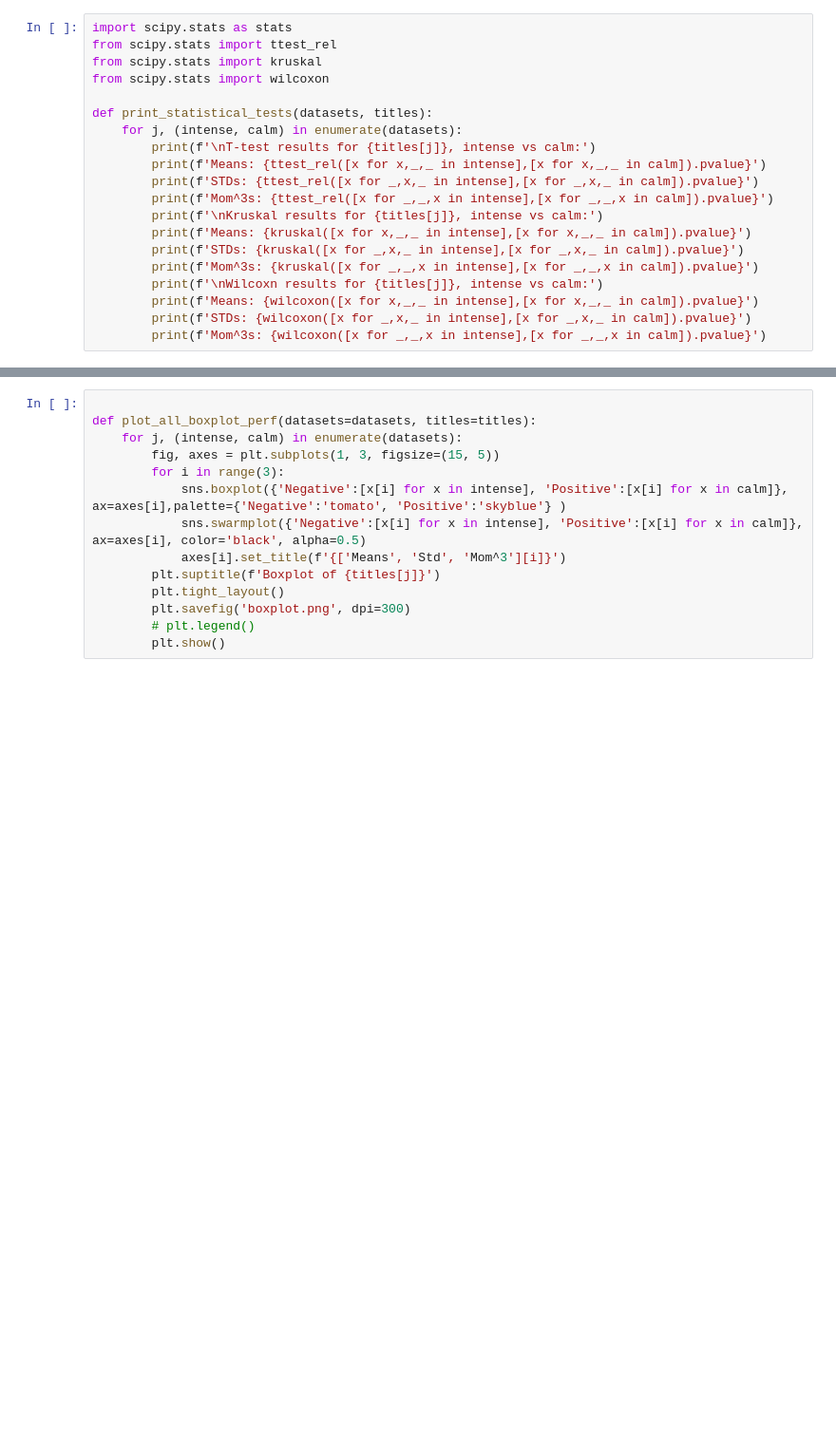
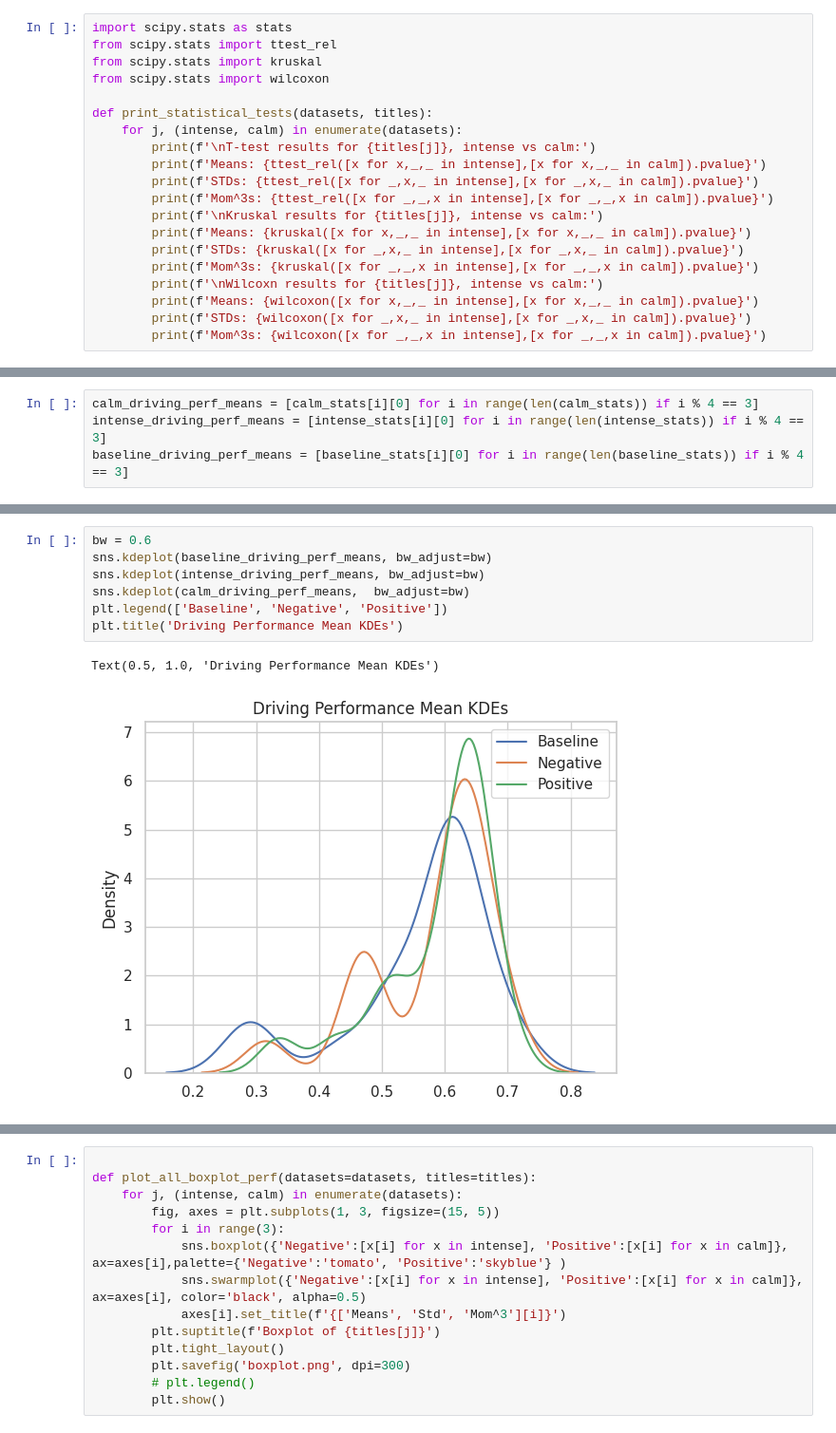
Before and after one commit to Anna-Palatkina-itu/driving_performance_project, a Jupyter notebook: window_analysis.ipynb, the cells around one changed output, grey strips where cells are left out. Shown at 95% size. Saved outputs shown, nothing was run; the diff lists cells and outputs as text; blank space fills up the shorter version.

```diff
--- a/window_analysis.ipynb
+++ b/window_analysis.ipynb
@@ -266,0 +283,4 @@ np.float64(295.72433594666666)
+# %%
+calm_driving_perf_means = [calm_stats[i][0] for i in range(len(calm_stats)) if i % 4 == 3]
+intense_driving_perf_means = [intense_stats[i][0] for i in range(len(intense_stats)) if i % 4 == 3]
+baseline_driving_perf_means = [baseline_stats[i][0] for i in range(len(baseline_stats)) if i % 4 == 3]
@@ -266,0 +297,10 @@ np.float64(295.72433594666666)
+# %%
+bw = 0.6
+sns.kdeplot(baseline_driving_perf_means, bw_adjust=bw)
+sns.kdeplot(intense_driving_perf_means, bw_adjust=bw)
+sns.kdeplot(calm_driving_perf_means,  bw_adjust=bw)
+plt.legend(['Baseline', 'Negative', 'Positive'])
+plt.title('Driving Performance Mean KDEs')
+# %% [output]
+Text(0.5, 1.0, 'Driving Performance Mean KDEs')
+[figure, added]
```
Also changed, not shown: parts of 27 cells of this notebook, 1 other file.
